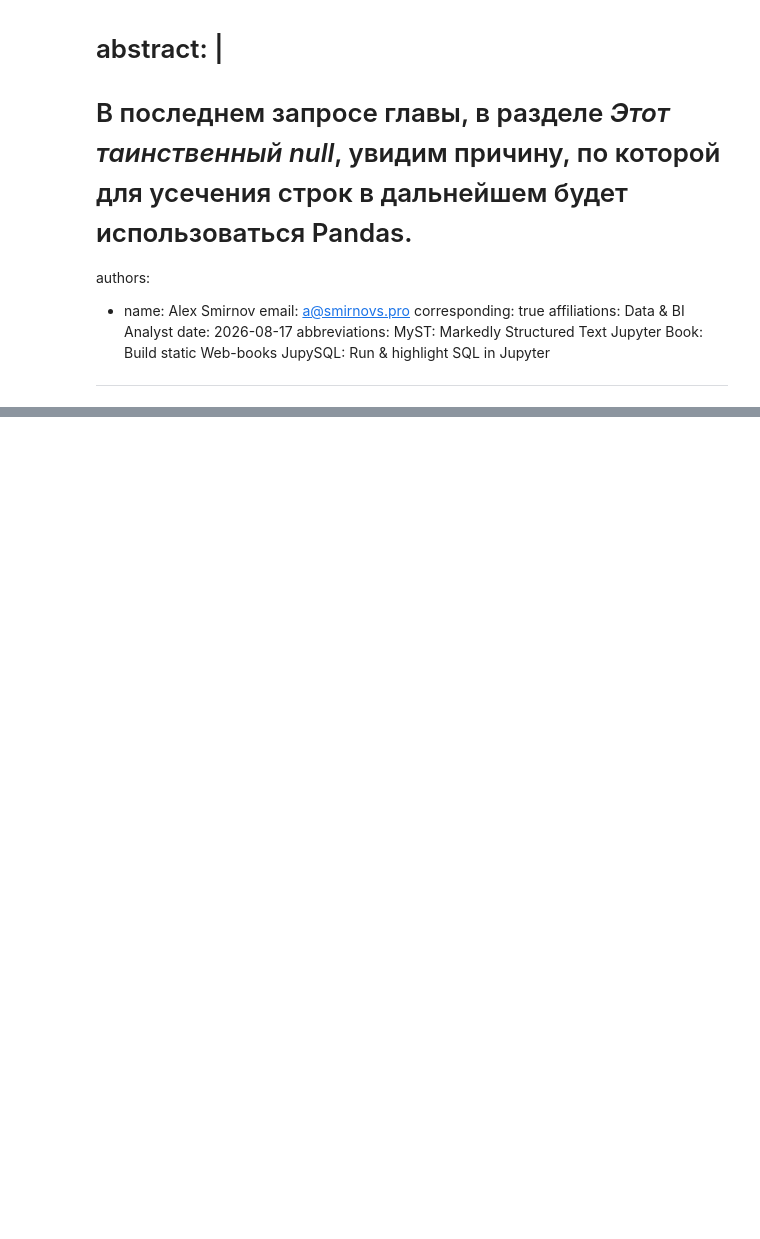
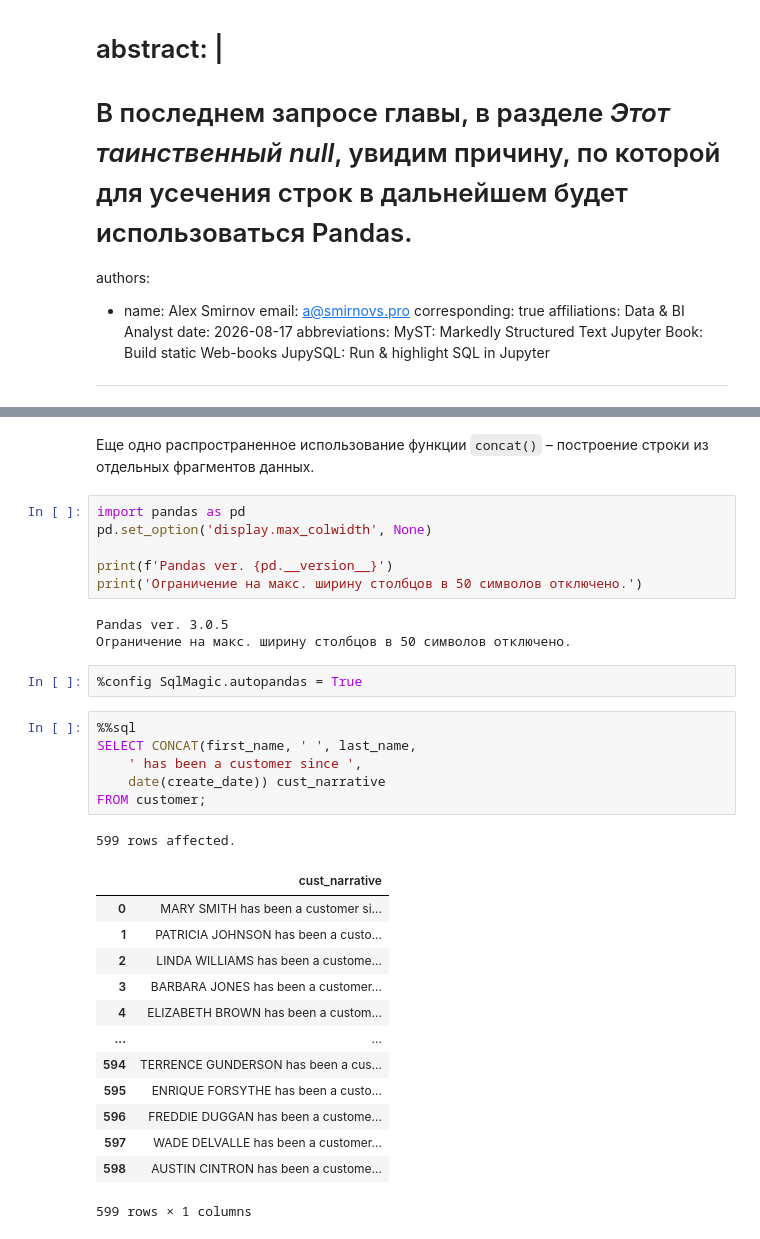
Before and after one commit to magus1968/learning-sql, a Jupyter notebook: docs/chapters/ch07.ipynb, the cells around one changed output, grey strips where cells are left out. Saved outputs shown, nothing was run; the diff lists cells and outputs as text; blank space fills up the shorter version.

```diff
--- a/docs/chapters/ch07.ipynb
+++ b/docs/chapters/ch07.ipynb
@@ -49,0 +664,34 @@ print("JupySQL - успешно подключен через SQLAlchemy Engine!
+# %% [markdown]
+Еще одно распространенное использование функции `concat()` – построение строки из отдельных фрагментов данных.
+# %%
+import pandas as pd
+pd.set_option('display.max_colwidth', None)
+
+print(f'Pandas ver. {pd.__version__}')
+print('Ограничение на макс. ширину столбцов в 50 символов отключено.')
+# %% [output]
+Pandas ver. 3.0.5
+Ограничение на макс. ширину столбцов в 50 символов отключено.
+# %%
+%config SqlMagic.autopandas = True
+# %%
+%%sql
+SELECT CONCAT(first_name, ' ', last_name,
+    ' has been a customer since ',
+    date(create_date)) cust_narrative
+FROM customer;
+# %% [output]
+599 rows affected.
+|  | cust_narrative |
+| 0 | MARY SMITH has been a customer si... |
+| 1 | PATRICIA JOHNSON has been a custo... |
+| 2 | LINDA WILLIAMS has been a custome... |
+| 3 | BARBARA JONES has been a customer... |
+| 4 | ELIZABETH BROWN has been a custom... |
+| ... | ... |
+| 594 | TERRENCE GUNDERSON has been a cus... |
+| 595 | ENRIQUE FORSYTHE has been a custo... |
+| 596 | FREDDIE DUGGAN has been a custome... |
+| 597 | WADE DELVALLE has been a customer... |
+| 598 | AUSTIN CINTRON has been a custome... |
+599 rows × 1 columns
```
Also changed, not shown: parts of 121 cells of this notebook, 1 other file.
